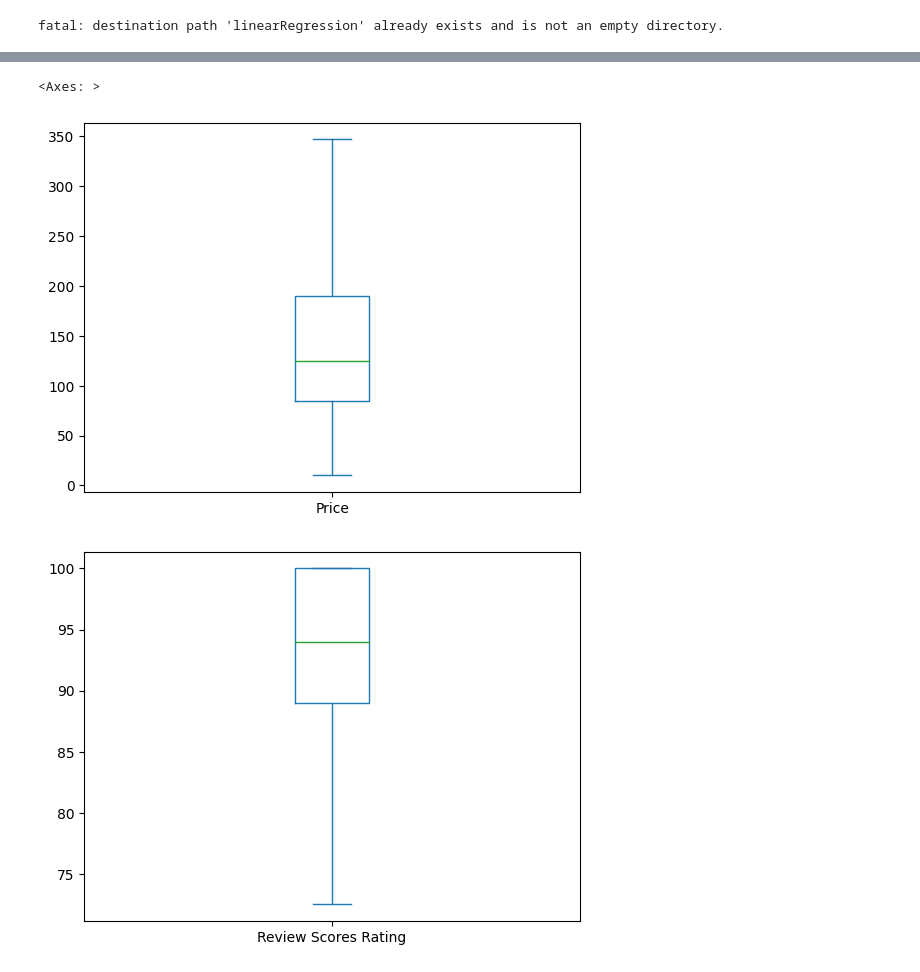
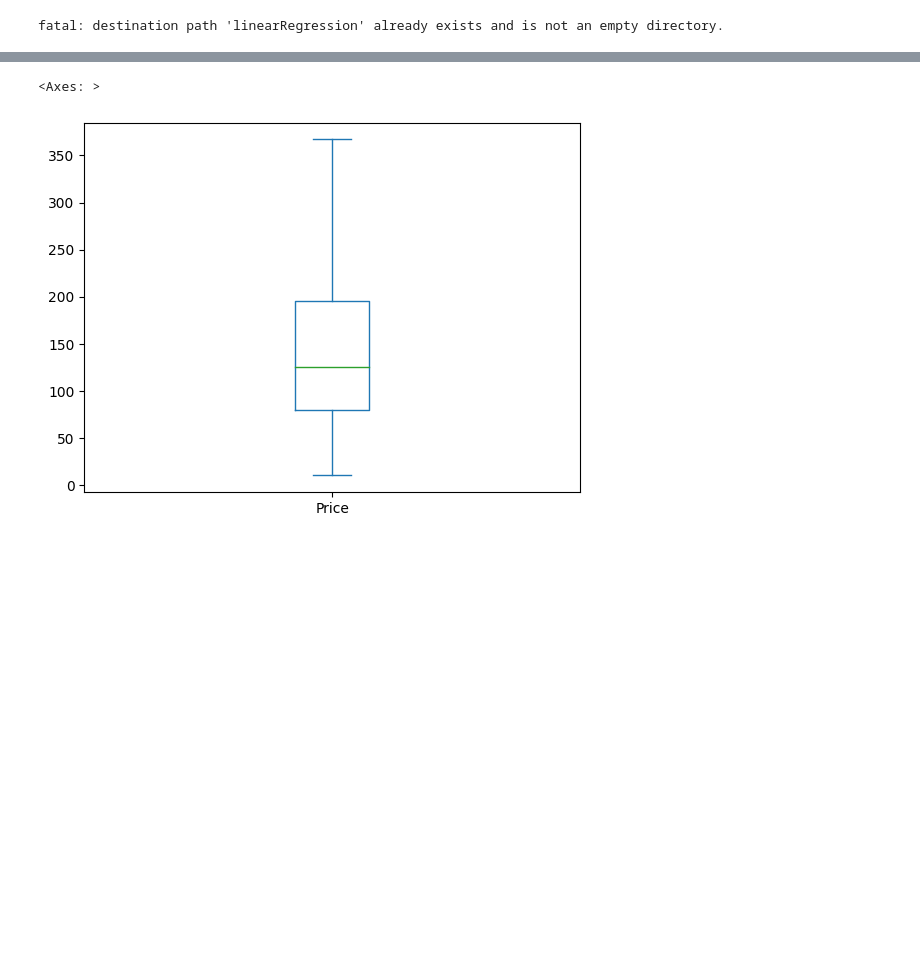
Before and after one commit to ZzzzzzT233/linearRegression, a Jupyter notebook: 04_hedonic_pricing/04_hedonic_pricing.ipynb, the cells around one changed output, grey strips where cells are left out. Saved outputs shown, nothing was run; the diff lists cells and outputs as text; code cells hidden in the pictures; blank space fills up the shorter version.

```diff
--- a/04_hedonic_pricing/04_hedonic_pricing.ipynb
+++ b/04_hedonic_pricing/04_hedonic_pricing.ipynb
@@ -55,9 +53,12 @@ Price                          object
 df["Price"] = df["Price"].str.replace(",", "")
 df["Price"] = pd.to_numeric(df["Price"], errors="coerce")
 print("Total Missings:", sum(df["Price"].isnull()),"\n")
+df["Review_score_is_na"] = df["Review Scores Rating"].isnull().astype(int)
+df["Review Scores Rating"] = df["Review Scores Rating"].fillna(0)
 
-df = df.dropna()
+
 print(df.describe(), '\n')
+df.head()
 # %% [output]
 Total Missings: 0
 
@@ -102,13 +109,10 @@ df.loc[:,['Review Scores Rating']].plot.box()
 # %%
 df.loc[:,['Price']] = df.loc[:,['Price']].apply(winsorize)
-df.loc[:,['Review Scores Rating']] = df.loc[:,['Review Scores Rating']].apply(winsorize)
 
 df.loc[:,['Price']].plot.box()
-df.loc[:,['Review Scores Rating']].plot.box()
 # %% [output]
 <Axes: >
-[figure, old version]
+[figure, new version]
-[figure, removed]
 # %%
 print(df['Room Type'].unique(),'\n')
 type = df['Room Type'].replace(['Entire home/apt'],"Entire Home")
```
Also changed, not shown: parts of 14 cells of this notebook.
